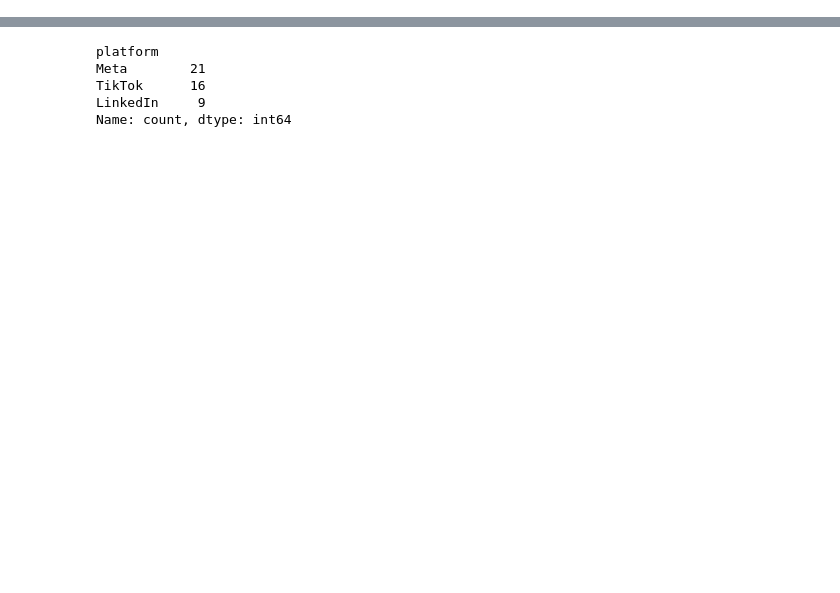
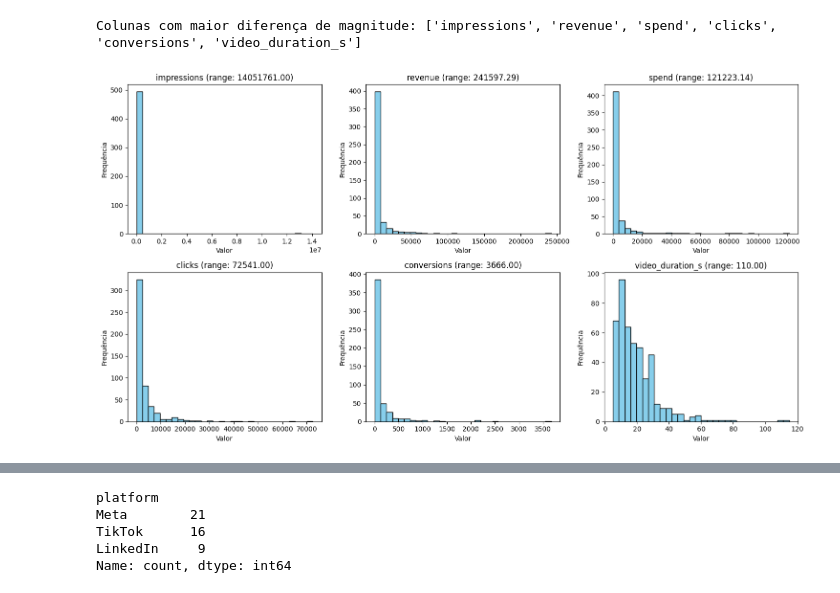
Before and after one commit to MathyLima/video-ad-scorer, a Jupyter notebook: 01_eda.ipynb, the cells around one changed output, grey strips where cells are left out. Cells and saved outputs as stored; diff of their text form; code cells hidden in the pictures; blank space fills up the shorter version.

```diff
--- a/01_eda.ipynb
+++ b/01_eda.ipynb
@@ -8,0 +100,26 @@ df.describe()
+# %%
+atributos = df.select_dtypes(include='number').columns
+
+# Calcula a diferença entre máximo e mínimo
+ranges = df[atributos].max() - df[atributos].min()
+
+# Seleciona as top N colunas com maior diferença
+top_n = 6
+top_atributos = ranges.sort_values(ascending=False).head(top_n).index
+print("Colunas com maior diferença de magnitude:", list(top_atributos))
+n = len(top_atributos)
+cols_subplot = 3
+rows_subplot = math.ceil(n / cols_subplot)
+
+plt.figure(figsize=(5*cols_subplot, 4*rows_subplot))
+for i, col in enumerate(top_atributos, 1):
+    plt.subplot(rows_subplot, cols_subplot, i)
+    plt.hist(df[col].dropna(), bins=30, color='skyblue', edgecolor='black')
+    plt.title(f"{col} (range: {ranges[col]:.2f})")
+    plt.xlabel("Valor")
+    plt.ylabel("Frequência")
+plt.tight_layout()
+plt.show()
+# %% [output]
+Colunas com maior diferença de magnitude: ['impressions', 'revenue', 'spend', 'clicks', 'conversions', 'video_duration_s']
+[figure, added]
```
Also changed, not shown: parts of 16 cells of this notebook, 6 other files.
